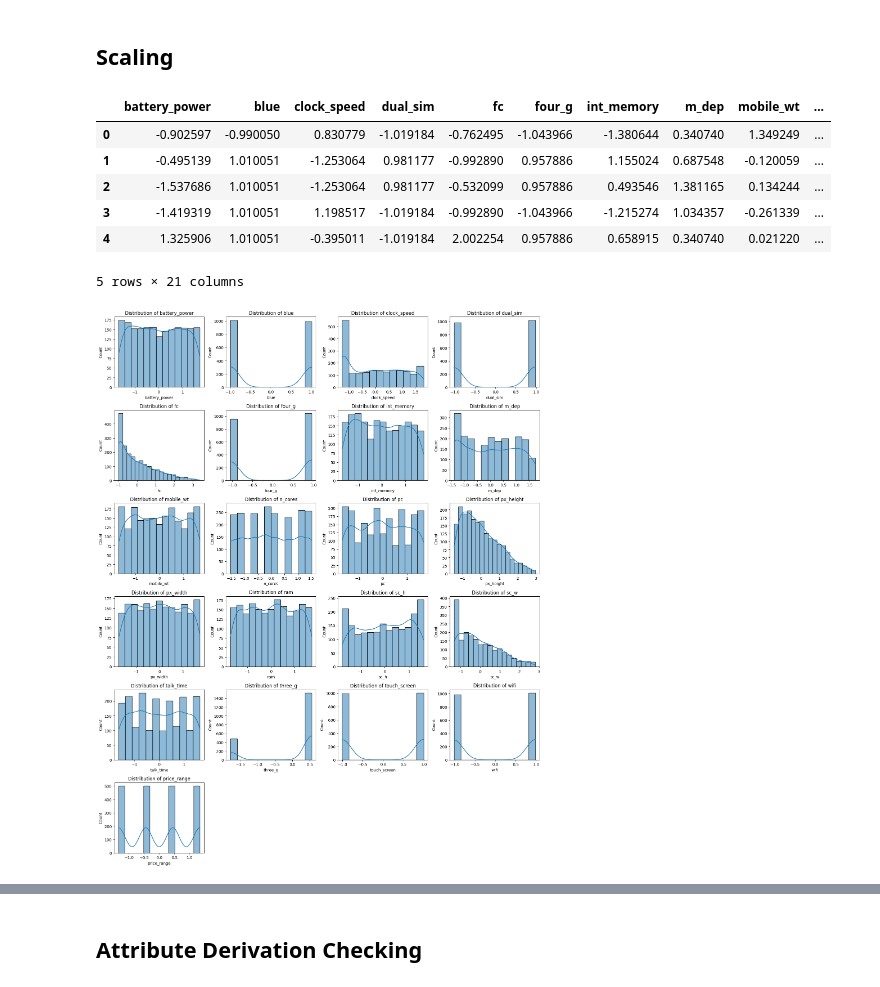
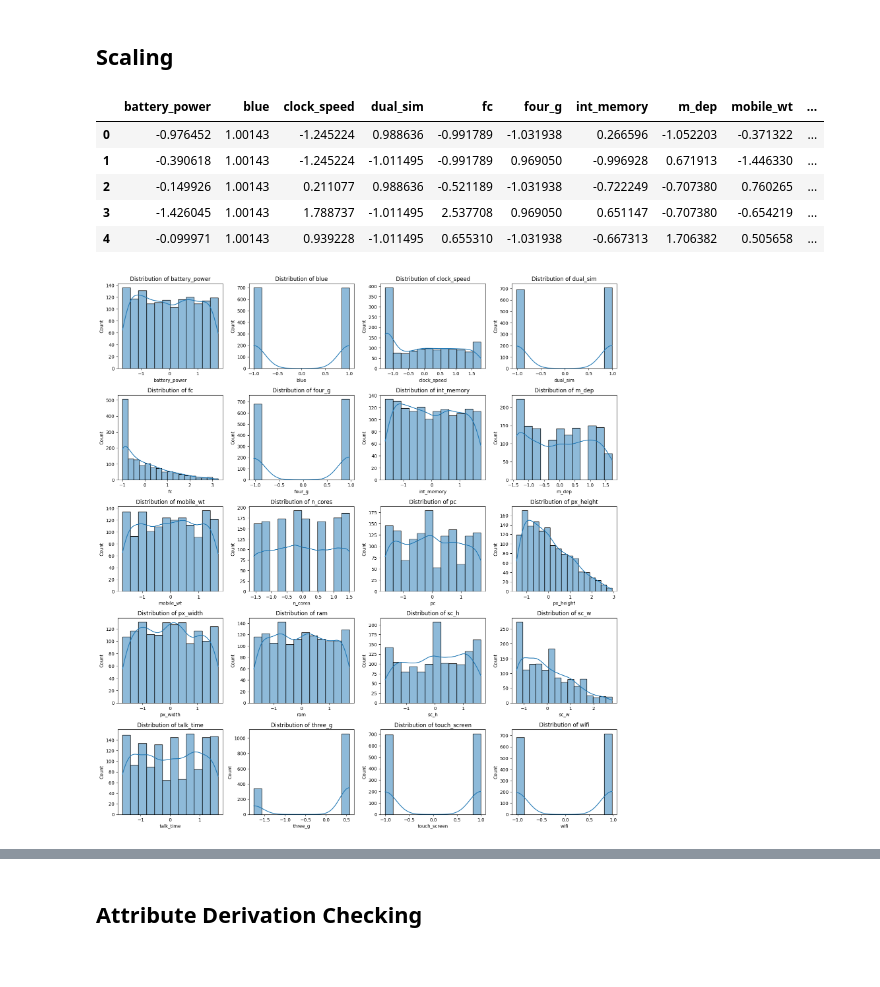
Before and after one commit to Emir515/Business-Intelligence-Assignment-2, a Jupyter notebook: BusinessIntelligence.ipynb, the cells around one changed output, grey strips where cells are left out. Cells and saved outputs as stored; diff of their text form; code cells hidden in the pictures.

```diff
--- a/BusinessIntelligence.ipynb
+++ b/BusinessIntelligence.ipynb
@@ -151,0 +158,4 @@ plt.show()
+# %%
+y = df['price_range']
+# %%
+X_train, X_test, y_train, y_test = train_test_split(X, y, test_size=0.3, stratify=y, random_state=42)
@@ -174,9 +202,9 @@ dtype: int64
 # %%
 plt.figure(figsize=(16, 20))
 
-for i, column in enumerate(df, start=1):
+for i, column in enumerate(X_train, start=1):
     plt.subplot(6, 4, i)
-    sns.histplot(df[column], kde=True)
+    sns.histplot(X_train[column], kde=True)
     plt.title(f"Distribution of {column}")
 plt.tight_layout()
 plt.show()
@@ -185,29 +213,26 @@ plt.show()
 # %% [markdown]
 ## Scaling
 # %%
-from sklearn.preprocessing import StandardScaler
-
 scaler = StandardScaler()
-scaled_df = pd.DataFrame(scaler.fit(df).transform(df), columns=df.columns)
+X_train = pd.DataFrame(scaler.fit(X_train).transform(X_train), columns=X_train.columns)
 # %%
-scaled_df.head()
+X_train.head()
 # %% [output]
 |  | battery_power | blue | clock_speed | dual_sim | fc | four_g | int_memory | m_dep | mobile_wt | ... |
-| 0 | -0.902597 | -0.990050 | 0.830779 | -1.019184 | -0.762495 | -1.043966 | -1.380644 | 0.340740 | 1.349249 | ... |
-| 1 | -0.495139 | 1.010051 | -1.253064 | 0.981177 | -0.992890 | 0.957886 | 1.155024 | 0.687548 | -0.120059 | ... |
-| 2 | -1.537686 | 1.010051 | -1.253064 | 0.981177 | -0.532099 | 0.957886 | 0.493546 | 1.381165 | 0.134244 | ... |
-| 3 | -1.419319 | 1.010051 | 1.198517 | -1.019184 | -0.992890 | -1.043966 | -1.215274 | 1.034357 | -0.261339 | ... |
-| 4 | 1.325906 | 1.010051 | -0.395011 | -1.019184 | 2.002254 | 0.957886 | 0.658915 | 0.340740 | 0.021220 | ... |
+| 0 | -0.976452 | 1.00143 | -1.245224 | 0.988636 | -0.991789 | -1.031938 | 0.266596 | -1.052203 | -0.371322 | ... |
+| 1 | -0.390618 | 1.00143 | -1.245224 | -1.011495 | -0.991789 | 0.969050 | -0.996928 | 0.671913 | -1.446330 | ... |
+| 2 | -0.149926 | 1.00143 | 0.211077 | 0.988636 | -0.521189 | -1.031938 | -0.722249 | -0.707380 | 0.760265 | ... |
+| 3 | -1.426045 | 1.00143 | 1.788737 | -1.011495 | 2.537708 | 0.969050 | 0.651147 | -0.707380 | -0.654219 | ... |
+| 4 | -0.099971 | 1.00143 | 0.939228 | -1.011495 | 0.655310 | -1.031938 | -0.667313 | 1.706382 | 0.505658 | ... |
-5 rows × 21 columns
 # %%
 plt.figure(figsize=(16, 20))
 
-for i, column in enumerate(scaled_df, start=1):
+for i, column in enumerate(X_train, start=1):
     plt.subplot(6, 4, i)
-    sns.histplot(scaled_df[column], kde=True)
+    sns.histplot(X_train[column], kde=True)
     plt.title(f"Distribution of {column}")
 plt.tight_layout()
 plt.show()
 # %% [output]
-[figure, old version]
+[figure, new version]
 # %%
```
Also changed, not shown: parts of 13 cells of this notebook.
